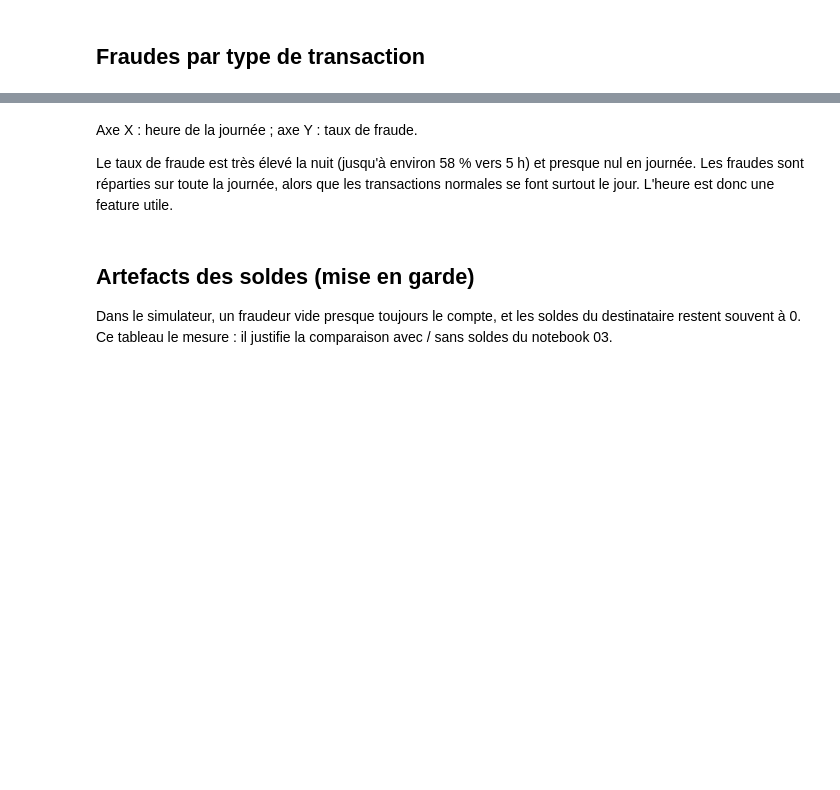
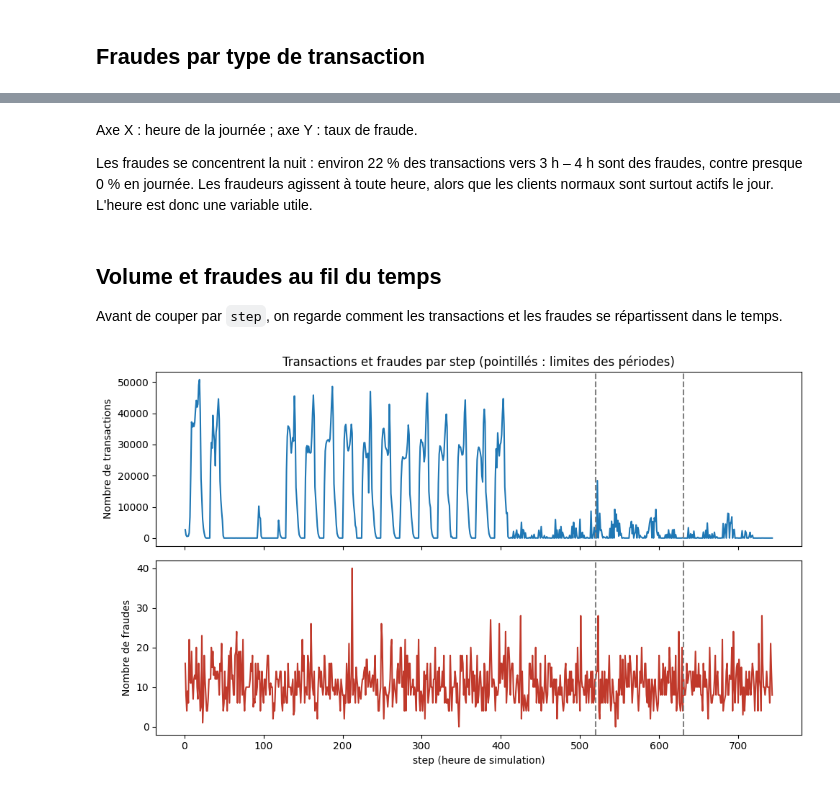
Before and after one commit to zakarya-22/fraud-detection-big-data, a Jupyter notebook: apps/02_exploration_preparation.ipynb, the cells around one changed output, grey strips where cells are left out. Drawn from its saved outputs; the diff is of its cells as text; code cells hidden in the pictures; blank space fills up the shorter version.

```diff
--- a/apps/02_exploration_preparation.ipynb
+++ b/apps/02_exploration_preparation.ipynb
@@ -125,9 +129,30 @@ plt.show()
 # %% [markdown]
 Axe X : heure de la journée ; axe Y : taux de fraude.
 
-Le taux de fraude est très élevé la nuit (jusqu'à environ 58 % vers 5 h) et presque nul en journée. Les fraudes sont réparties sur toute la journée, alors que les transactions normales se font surtout le jour. L'heure est donc une feature utile.
+Les fraudes se concentrent la nuit : environ 22 % des transactions vers 3 h – 4 h sont des fraudes, contre presque 0 % en journée. Les fraudeurs agissent à toute heure, alors que les clients normaux sont surtout actifs le jour. L'heure est donc une variable utile.
-# %% [markdown]
-## Artefacts des soldes (mise en garde)
-
-Dans le simulateur, un fraudeur vide presque toujours le compte, et les soldes du destinataire
-restent souvent à 0. Ce tableau le mesure : il justifie la comparaison avec / sans soldes du notebook 03.
+# %% [markdown]
+## Volume et fraudes au fil du temps
+
+Avant de couper par `step`, on regarde comment les transactions et les fraudes se répartissent dans le temps.
+# %%
+par_step = spark.sql("""
+    SELECT step, COUNT(*) AS nb, SUM(label) AS nb_fraudes
+    FROM transactions
+    GROUP BY step
+    ORDER BY step
+""").toPandas()
+
+fig, axes = plt.subplots(2, 1, figsize=(10, 6), sharex=True)
+axes[0].plot(par_step["step"], par_step["nb"])
+axes[0].set_ylabel("Nombre de transactions")        # axe Y (haut)
+axes[1].plot(par_step["step"], par_step["nb_fraudes"], color="#c0392b")
+axes[1].set_ylabel("Nombre de fraudes")             # axe Y (bas)
+axes[1].set_xlabel("step (heure de simulation)")     # axe X (commun)
+for limite in [520, 631]:
+    axes[0].axvline(limite, ls="--", c="grey")
+    axes[1].axvline(limite, ls="--", c="grey")
+axes[0].set_title("Transactions et fraudes par step (pointillés : limites des périodes)")
+plt.tight_layout()
+plt.show()
+# %% [output]
+[figure, added]
```
Also changed, not shown: parts of 22 cells of this notebook, 7 other files.
